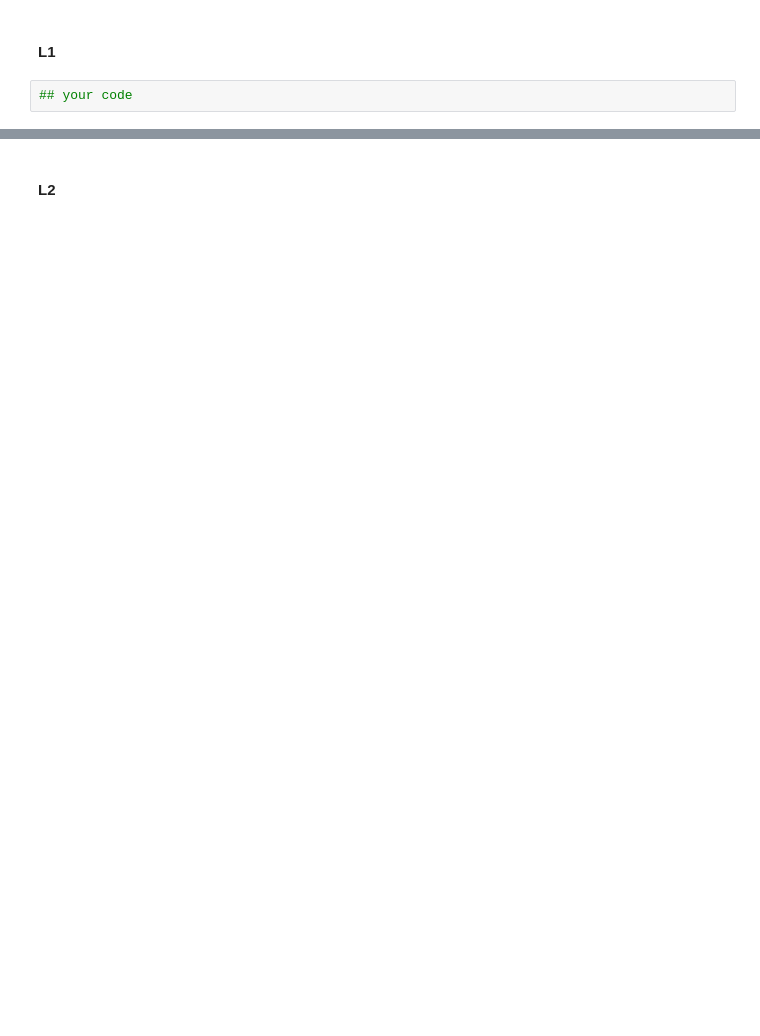
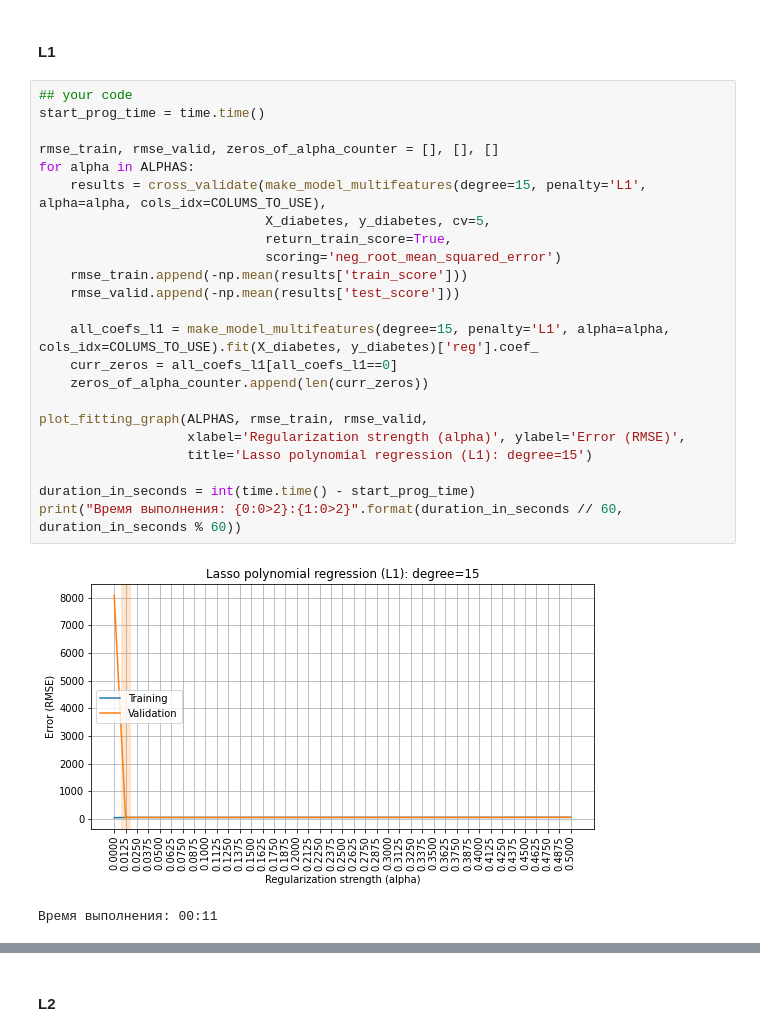
Before and after one commit to DIVIGL1/RSSchool-ML-Open-Course, a Jupyter notebook: 4_overfitting_regularization/overfitting_regularization.ipynb, the cells around one changed output, grey strips where cells are left out. Cells and saved outputs as stored; diff of their text form; blank space fills up the shorter version.

Commit message:
Overfitting and regularization

```diff
--- a/4_overfitting_regularization/overfitting_regularization.ipynb
+++ b/4_overfitting_regularization/overfitting_regularization.ipynb
@@ -380,4 +636,28 @@ Please do a discovery on your own and find that out empirically (both for **L1**
 # %% [markdown]
 #### L1
-# %%
-## your code
+# %%
+## your code
+start_prog_time = time.time()
+
+rmse_train, rmse_valid, zeros_of_alpha_counter = [], [], []
+for alpha in ALPHAS:
+    results = cross_validate(make_model_multifeatures(degree=15, penalty='L1', alpha=alpha, cols_idx=COLUMS_TO_USE),
+                             X_diabetes, y_diabetes, cv=5,
+                             return_train_score=True,
+                             scoring='neg_root_mean_squared_error')
+    rmse_train.append(-np.mean(results['train_score']))
+    rmse_valid.append(-np.mean(results['test_score']))
+
+    all_coefs_l1 = make_model_multifeatures(degree=15, penalty='L1', alpha=alpha, cols_idx=COLUMS_TO_USE).fit(X_diabetes, y_diabetes)['reg'].coef_
+    curr_zeros = all_coefs_l1[all_coefs_l1==0]
+    zeros_of_alpha_counter.append(len(curr_zeros))
+
+plot_fitting_graph(ALPHAS, rmse_train, rmse_valid,
+                   xlabel='Regularization strength (alpha)', ylabel='Error (RMSE)',
+                   title='Lasso polynomial regression (L1): degree=15')
+
+duration_in_seconds = int(time.time() - start_prog_time)
+print("Время выполнения: {0:0>2}:{1:0>2}".format(duration_in_seconds // 60, duration_in_seconds % 60))
+# %% [output]
+[figure, added]
+Время выполнения: 00:11
```
Also changed, not shown: parts of 81 cells of this notebook.
